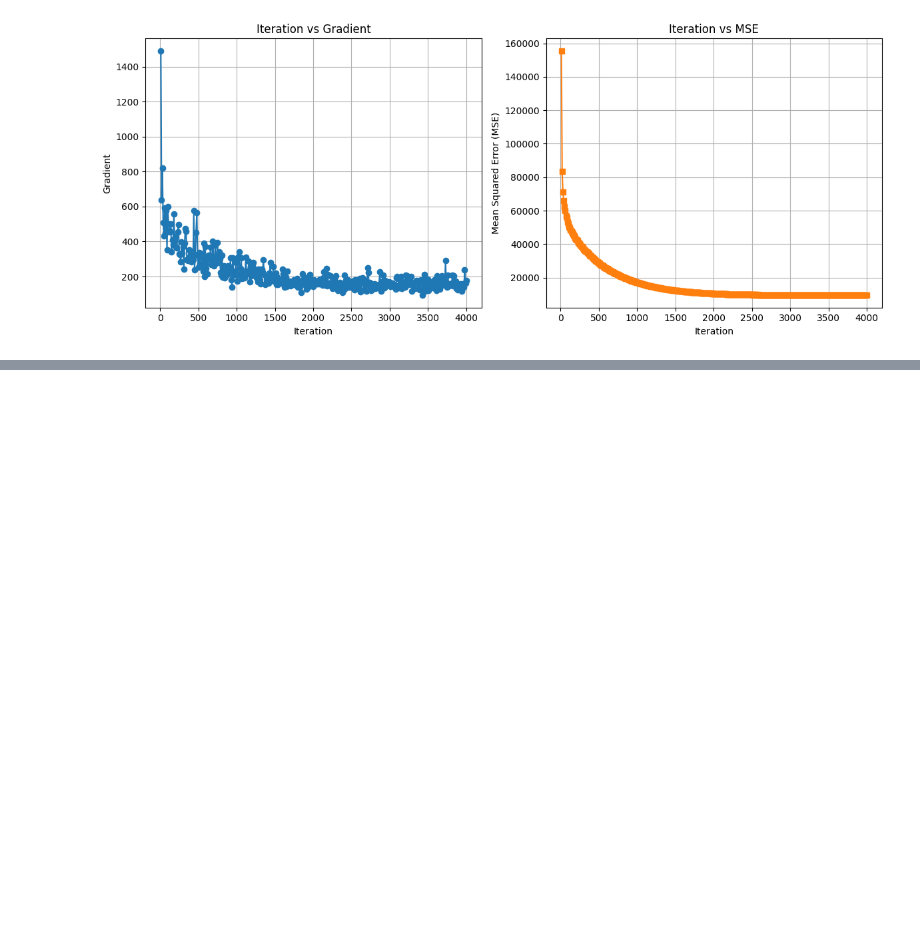
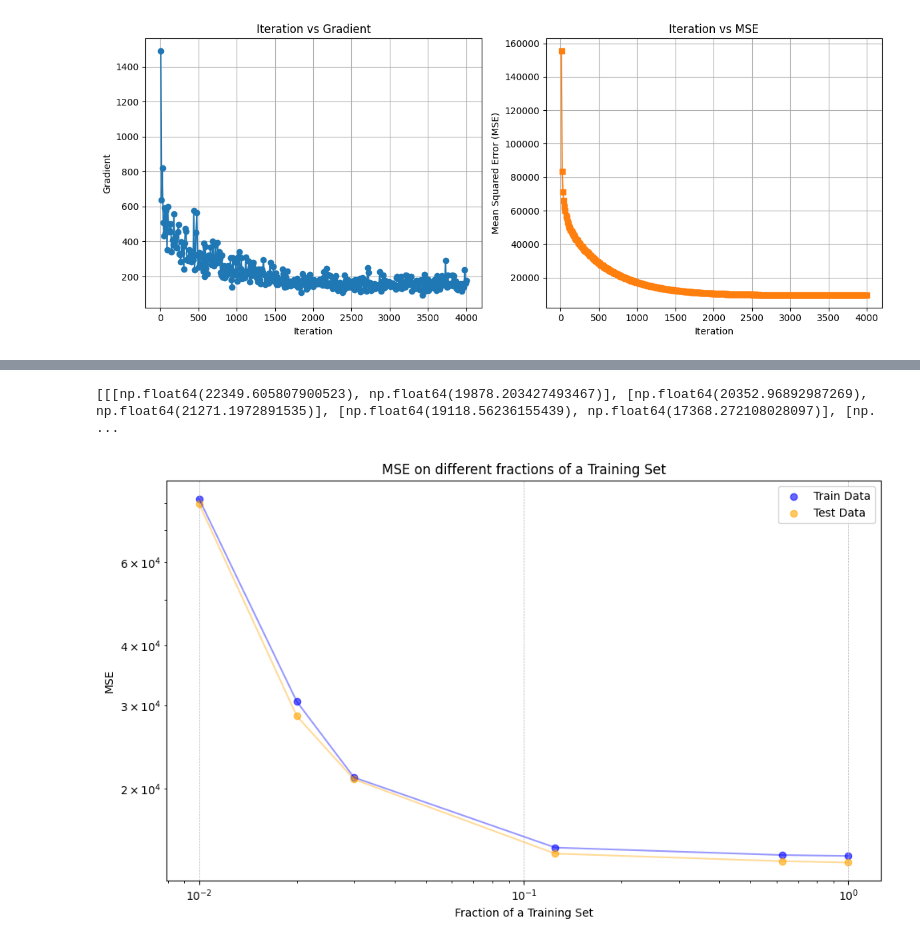
Before and after one commit to xAsylum/linear_regression, a Jupyter notebook: notebook.ipynb, the cells around one changed output, grey strips where cells are left out. Drawn from its saved outputs; the diff is of its cells as text; code cells hidden in the pictures; blank space fills up the shorter version.

```diff
--- a/notebook.ipynb
+++ b/notebook.ipynb
@@ -69,0 +90,2 @@ model.linear_regression()
+# %%
+res = []
@@ -69,0 +105,51 @@ model.linear_regression()
+# %%
+print(res)
+# %% [output]
+[[[np.float64(22349.605807900523), np.float64(19878.203427493467)], [np.float64(20352.96892987269), np.float64(21271.1972891535)], [np.float64(19118.56236155439), np.float64(17368.272108028097)], [np. ...
+# %%
+def average_result(r):
+    num_items = len(r[0])  # how many pairs in each run
+    mean_result = []
+
+    for i in range(num_items):
+        first_vals = [run[i][0] for run in r]
+        second_vals = [run[i][1] for run in r]
+        mean_pair = [sum(first_vals) / len(first_vals), sum(second_vals) / len(second_vals)]
+        mean_result.append(mean_pair)
+
+    return mean_result
+
+res = average_result(res)
+# %%
+def plot_reg_coef():
+    # Unpack the data
+    coef = frac
+    lasso = [item[0] for item in res]
+    ridge = [item[1] for item in res]
+
+    plt.figure(figsize=(10, 6))
+
+    # Sort by coef to make line connections clean
+    sorted_data = sorted(zip(coef, lasso, ridge), key=lambda x: x[0])
+    sorted_coef, sorted_lasso, sorted_ridge = zip(*sorted_data)
+
+    # Scatter plots
+    plt.scatter(sorted_coef, sorted_lasso, alpha=0.6, label='Train Data', color='blue')
+    plt.scatter(sorted_coef, sorted_ridge, alpha=0.6, label='Test Data', color='orange')
+
+    # Line plots to connect the points
+    plt.plot(sorted_coef, sorted_lasso, color='blue', alpha=0.4)
+    plt.plot(sorted_coef, sorted_ridge, color='orange', alpha=0.4)
+
+    plt.xlabel('Fraction of a Training Set')
+    plt.ylabel('MSE')
+    plt.xscale('log')
+    plt.yscale('log')
+    plt.title('MSE on different fractions of a Training Set')
+    plt.grid(True, linestyle='--', linewidth=0.5)
+    plt.tight_layout()
+    plt.legend()
+    plt.show()
+plot_reg_coef()
+# %% [output]
+[figure, added]
```
Also changed, not shown: parts of 14 cells of this notebook, 24 other files.
